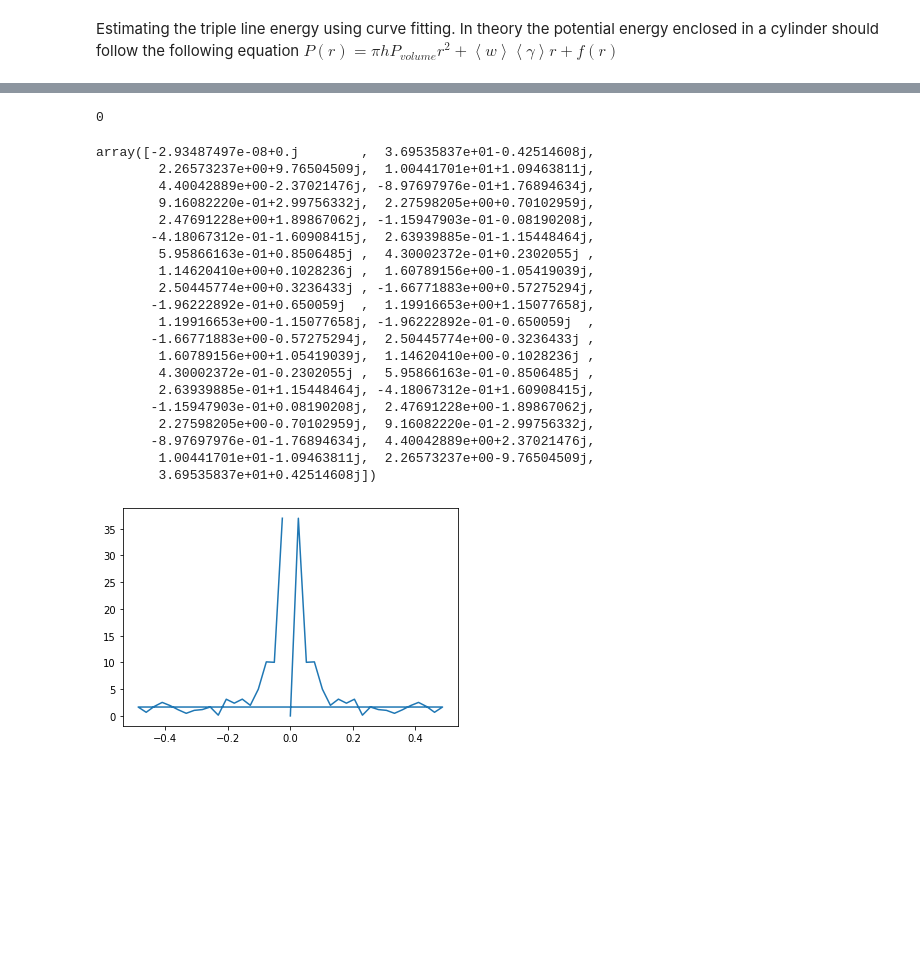
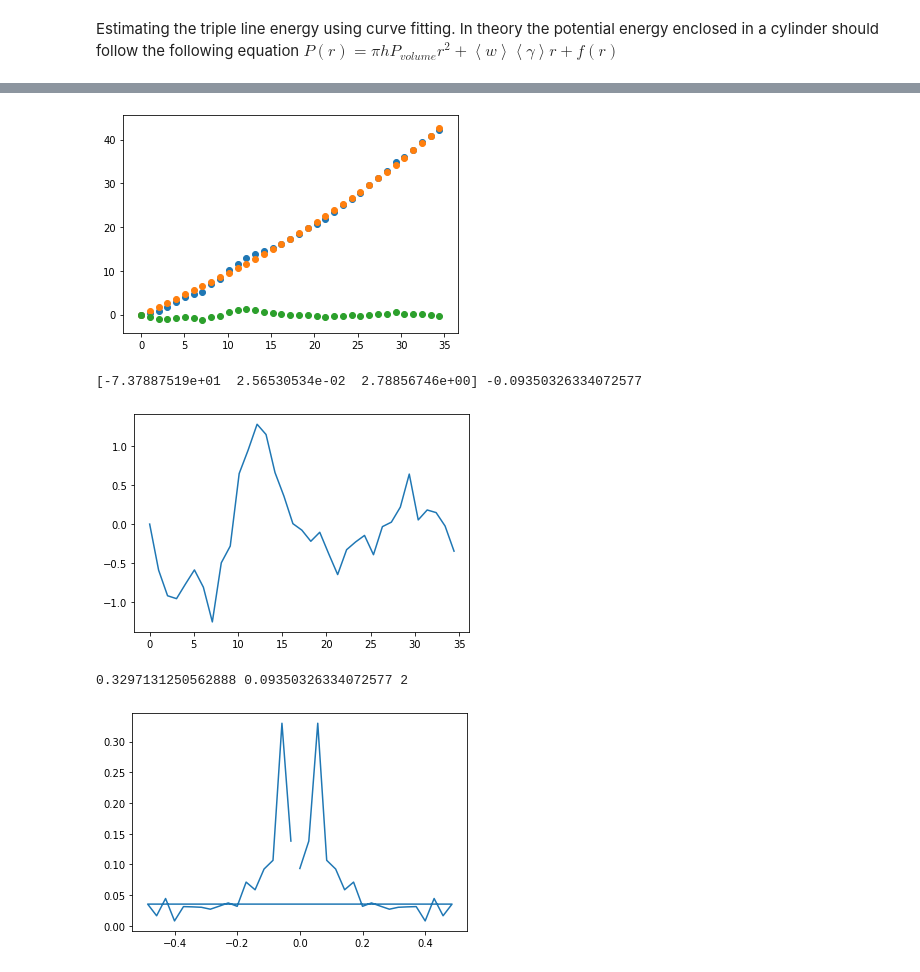
Before and after one commit to PaulTwine/TripleLines.github.io, a Jupyter notebook: TripleLine Fitting.ipynb, the cells around one changed output, grey strips where cells are left out. Drawn from its saved outputs; the diff is of its cells as text; code cells hidden in the pictures; blank space fills up the shorter version.

Commit message:
updated changes to fit function

```diff
--- a/TripleLine Fitting.ipynb
+++ b/TripleLine Fitting.ipynb
@@ -19,8 +19,10 @@ $P(r) = \pi h P_{volume}r^2 + \left<w\right> \left< \gamma \right> r + f(r)$
 # %%
 def CylinderVolume(h, R)->float:
     return np.pi*h*R**2
-def PowerRule(r, a,b,c):
-    return a*r**b+c
+def FitFunction(r,a,b,c)->float:
+    return a*np.arctan(r*b)+c*r
+def PowerRule(r, a,b):
+    return a*r**b
 def ProportionalRule(r,m):
     return m*r
 def LinearRule(r,m,c):
@@ -111,36 +122,31 @@ IndexError: list index out of range
-# %%
-r = np.correlate(lstExcess2,lstExcess2,mode='full')[len(lstExcess2)-1:]
-print(np.argmax(r))
-# %% [output]
-0
+# %%
+lstFitFunction = []
+lstTJ = []
+popt4, popv4 = sc.optimize.curve_fit(FitFunction,lstValues, lstExcess)
+for j,val in enumerate(lstValues):
+    lstFitFunction.append(FitFunction(val, *popt4))
+    lstTJ.append(lstExcess[j]-lstFitFunction[-1])
+plt.scatter(lstValues, lstExcess)
+plt.scatter(lstValues, lstFitFunction)
+plt.scatter(lstValues, lstTJ)
+plt.show()
+print(popt4, np.mean(lstTJ))
+plt.plot(lstValues, lstTJ)
+plt.show()
+# %% [output]
+[figure, added]
+[-7.37887519e+01  2.56530534e-02  2.78856746e+00] -0.09350326334072577
+[figure, added]
 # %%
-arrfft = np.fft.fft(lstExcess2)
+arrfft = np.fft.ifft(lstTJ)
 arrAmplitude = np.abs(arrfft)
 arrFrequency = np.fft.fftfreq(len(arrAmplitude))
 plt.plot(arrFrequency, arrAmplitude)
-arrfft
+intMax = np.argmax(arrAmplitude)
+print(arrAmplitude[intMax], arrAmplitude[0], intMax)
 # %% [output]
-array([-2.93487497e-08+0.j        ,  3.69535837e+01-0.42514608j,
-        2.26573237e+00+9.76504509j,  1.00441701e+01+1.09463811j,
-        4.40042889e+00-2.37021476j, -8.97697976e-01+1.76894634j,
-        9.16082220e-01+2.99756332j,  2.27598205e+00+0.70102959j,
-        2.47691228e+00+1.89867062j, -1.15947903e-01-0.08190208j,
-       -4.18067312e-01-1.60908415j,  2.63939885e-01-1.15448464j,
-        5.95866163e-01+0.8506485j ,  4.30002372e-01+0.2302055j ,
-        1.14620410e+00+0.1028236j ,  1.60789156e+00-1.05419039j,
-        2.50445774e+00+0.3236433j , -1.66771883e+00+0.57275294j,
-       -1.96222892e-01+0.650059j  ,  1.19916653e+00+1.15077658j,
-        1.19916653e+00-1.15077658j, -1.96222892e-01-0.650059j  ,
-       -1.66771883e+00-0.57275294j,  2.50445774e+00-0.3236433j ,
-        1.60789156e+00+1.05419039j,  1.14620410e+00-0.1028236j ,
-        4.30002372e-01-0.2302055j ,  5.95866163e-01-0.8506485j ,
-        2.63939885e-01+1.15448464j, -4.18067312e-01+1.60908415j,
-       -1.15947903e-01+0.08190208j,  2.47691228e+00-1.89867062j,
-        2.27598205e+00-0.70102959j,  9.16082220e-01-2.99756332j,
-       -8.97697976e-01-1.76894634j,  4.40042889e+00+2.37021476j,
-        1.00441701e+01-1.09463811j,  2.26573237e+00-9.76504509j,
-        3.69535837e+01+0.42514608j])
+0.3297131250562888 0.09350326334072577 2
-[figure, old version]
+[figure, new version]
 # %%
 print(objProcess.MoveToSimulationCell(arrTriplePoints), objProcess.MergePeriodicTripleLines(a1))
 # %%
```
Also changed, not shown: parts of 1 cell of this notebook.
